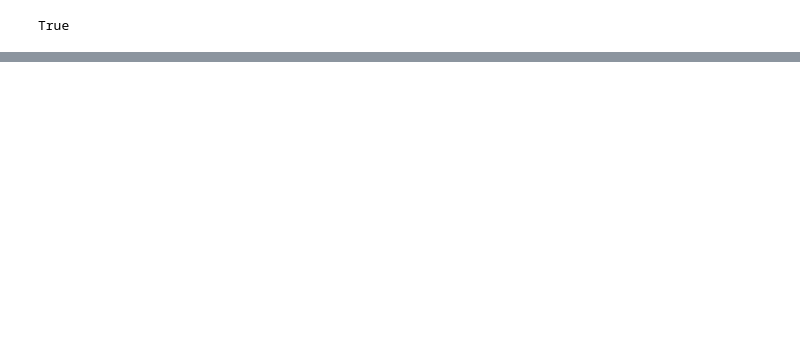
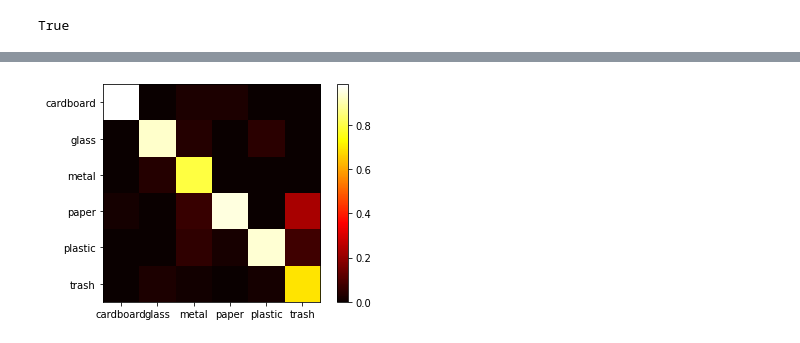
Before and after one commit to Vancouver-Datajam/WasteNet, a Jupyter notebook: train.ipynb, the cells around one changed output, grey strips where cells are left out. Cells and saved outputs as stored; diff of their text form; code cells hidden in the pictures; blank space fills up the shorter version.

```diff
--- a/train.ipynb
+++ b/train.ipynb
@@ -161,6 +161,3 @@ class PreTrainedResNet(nn.Module):
     #TODO3: Forward pass x through the model
     x = self.resnet18.forward(x)
     return x
-# %%
-for batch_idx, (images, labels) in enumerate(dataloaders['test']):
-  print(images.shape,labels,batch_idx)
@@ -282,12 +283,12 @@ data_transforms = {
         transforms.RandomHorizontalFlip(),
         transforms.RandomVerticalFlip(),
         transforms.ToTensor(),
-#        transforms.Normalize(mean=[0.485, 0.456, 0.406], std=[0.229, 0.224, 0.225]),
+        transforms.Normalize(mean=[0.485, 0.456, 0.406], std=[0.229, 0.224, 0.225]),
     ]),
     'test': transforms.Compose([
         transforms.Resize(384),
         transforms.ToTensor(),
-#       transforms.Normalize(mean=[0.485, 0.456, 0.406], std=[0.229, 0.224, 0.225]),
+        transforms.Normalize(mean=[0.485, 0.456, 0.406], std=[0.229, 0.224, 0.225]),
     ]),
 }
 
@@ -328,13 +329,26 @@ model = model.cuda()
 
 #Setting the optimizer and loss criterion
 optimizer = optim.SGD(model.parameters(), lr=LEARNING_RATE, momentum=0.9 , weight_decay=1e-3)
-criterion = nn.CrossEntropyLoss()
+
+weightlist = [1,1,1,1,1,4]
+weightlist = torch.Tensor(weightlist)
+weightlist = weightlist.cuda()
+criterion = nn.CrossEntropyLoss(weight = weightlist)
+
+train_loss_list =[]
+train_acc_list = []
+val_loss_list =[]
+val_acc_list = []
 
 #Begin Train
 for epoch in range(NUM_EPOCHS):
-  train(model, optimizer, criterion, epoch+1, NUM_EPOCHS)
+  t1,t2 = train(model, optimizer, criterion, epoch+1, NUM_EPOCHS)
+  train_loss_list.append(t1)
+  train_acc_list.append(t2)
   if (epoch+1) % 5 == 0:
-    val(model, criterion)
+    t1,t2 = val(model, criterion)
+    val_loss_list.append(t1)
+    val_acc_list.append(t2)
 
 print("Finished Training")
 print("-"*10)
@@ -360,0 +373,3 @@ Test Loss: 0.0422 Test Accuracy 0.8526
+# %%
+t1,t2,conf_mat = test(model, criterion)
+print('Conf Mat\n',conf_mat)
@@ -361 +385,13 @@ Test Loss: 0.0422 Test Accuracy 0.8526
+# %%
+for i in range(6):
+  conf_mat[:,i] = conf_mat[:,i]/sum(conf_mat[:,i])
+
+plt.imshow(conf_mat, cmap='hot')
+
+plt.xticks([0,1,2,3,4,5],class_names)
+plt.yticks([0,1,2,3,4,5],class_names)
+plt.colorbar()
+plt.show()
+# %% [output]
+[figure, added]
 # %%
```
Also changed, not shown: parts of 9 cells of this notebook.
